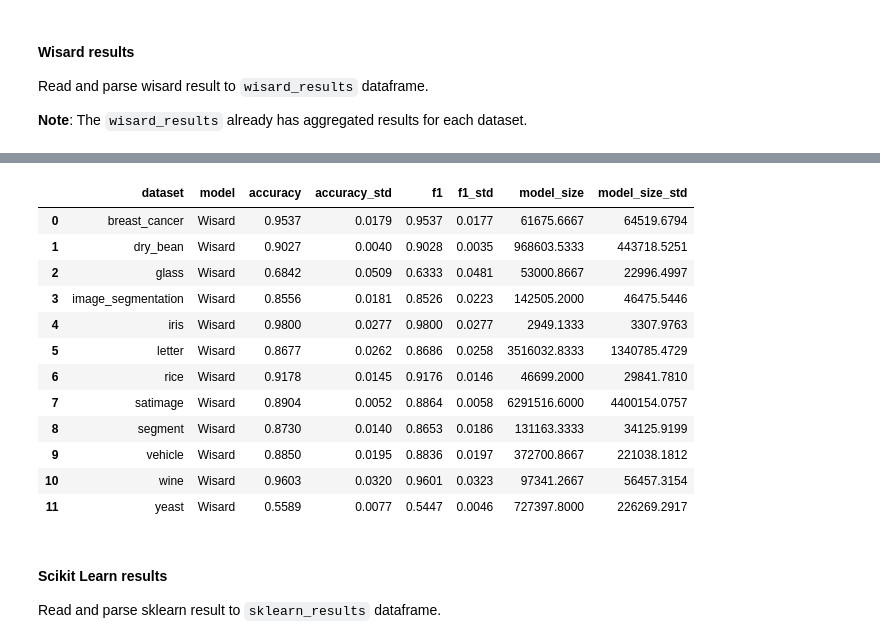
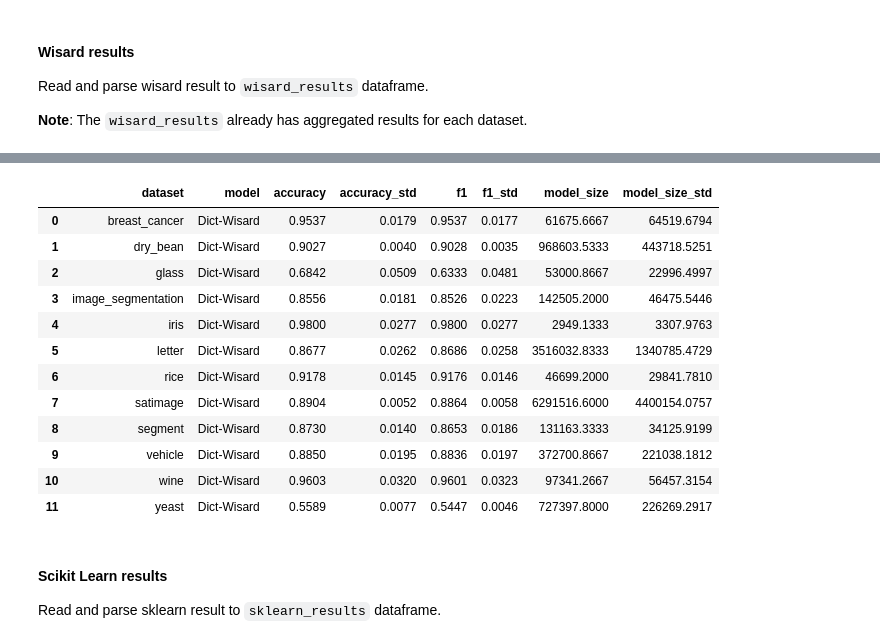
Before and after one commit to otavioon/wisardlib, a Jupyter notebook: analysis/analyse_results.ipynb, the cells around one changed output, grey strips where cells are left out. Saved outputs shown, nothing was run; the diff lists cells and outputs as text; code cells hidden in the pictures.

```diff
--- a/analysis/analyse_results.ipynb
+++ b/analysis/analyse_results.ipynb
@@ -226,46 +226,46 @@ for (dataset, fold), dataset_df in dict_wisard_results.groupby(["dataset", "fold
     metric_name = datasets_info.loc[datasets_info["dataset_name"] == dataset, "metric"].iloc[0]
     if metric_name == "f1 weighted":
         metric_name = "f1"
     line = dataset_df.sort_values(by=metric_name, ascending=False).iloc[0]
     lines.append(line)
 
 dict_wisard_results = pd.DataFrame(lines)
 
 dict_wisard_results = aggregate_mean_std(
     dict_wisard_results,
     group_by=["dataset"],
     keys_to_aggregate=["accuracy", "f1", "model_size"]
 )
 
-dict_wisard_results["model"] = "Wisard"
+dict_wisard_results["model"] = "Dict-Wisard"
 
 # Rearange columns
 dict_wisard_results = dict_wisard_results[[
     "dataset",
     "model",
     "accuracy",
     "accuracy_std",
     "f1",
     "f1_std",
     "model_size",
     "model_size_std",
 ]]
 
 dict_wisard_results
 # %% [output]
 |  | dataset | model | accuracy | accuracy_std | f1 | f1_std | model_size | model_size_std |
-| 0 | breast_cancer | Wisard | 0.9537 | 0.0179 | 0.9537 | 0.0177 | 61675.6667 | 64519.6794 |
-| 1 | dry_bean | Wisard | 0.9027 | 0.0040 | 0.9028 | 0.0035 | 968603.5333 | 443718.5251 |
-| 2 | glass | Wisard | 0.6842 | 0.0509 | 0.6333 | 0.0481 | 53000.8667 | 22996.4997 |
-| 3 | image_segmentation | Wisard | 0.8556 | 0.0181 | 0.8526 | 0.0223 | 142505.2000 | 46475.5446 |
-| 4 | iris | Wisard | 0.9800 | 0.0277 | 0.9800 | 0.0277 | 2949.1333 | 3307.9763 |
-| 5 | letter | Wisard | 0.8677 | 0.0262 | 0.8686 | 0.0258 | 3516032.8333 | 1340785.4729 |
-| 6 | rice | Wisard | 0.9178 | 0.0145 | 0.9176 | 0.0146 | 46699.2000 | 29841.7810 |
-| 7 | satimage | Wisard | 0.8904 | 0.0052 | 0.8864 | 0.0058 | 6291516.6000 | 4400154.0757 |
-| 8 | segment | Wisard | 0.8730 | 0.0140 | 0.8653 | 0.0186 | 131163.3333 | 34125.9199 |
-| 9 | vehicle | Wisard | 0.8850 | 0.0195 | 0.8836 | 0.0197 | 372700.8667 | 221038.1812 |
-| 10 | wine | Wisard | 0.9603 | 0.0320 | 0.9601 | 0.0323 | 97341.2667 | 56457.3154 |
-| 11 | yeast | Wisard | 0.5589 | 0.0077 | 0.5447 | 0.0046 | 727397.8000 | 226269.2917 |
+| 0 | breast_cancer | Dict-Wisard | 0.9537 | 0.0179 | 0.9537 | 0.0177 | 61675.6667 | 64519.6794 |
+| 1 | dry_bean | Dict-Wisard | 0.9027 | 0.0040 | 0.9028 | 0.0035 | 968603.5333 | 443718.5251 |
+| 2 | glass | Dict-Wisard | 0.6842 | 0.0509 | 0.6333 | 0.0481 | 53000.8667 | 22996.4997 |
+| 3 | image_segmentation | Dict-Wisard | 0.8556 | 0.0181 | 0.8526 | 0.0223 | 142505.2000 | 46475.5446 |
+| 4 | iris | Dict-Wisard | 0.9800 | 0.0277 | 0.9800 | 0.0277 | 2949.1333 | 3307.9763 |
+| 5 | letter | Dict-Wisard | 0.8677 | 0.0262 | 0.8686 | 0.0258 | 3516032.8333 | 1340785.4729 |
+| 6 | rice | Dict-Wisard | 0.9178 | 0.0145 | 0.9176 | 0.0146 | 46699.2000 | 29841.7810 |
+| 7 | satimage | Dict-Wisard | 0.8904 | 0.0052 | 0.8864 | 0.0058 | 6291516.6000 | 4400154.0757 |
+| 8 | segment | Dict-Wisard | 0.8730 | 0.0140 | 0.8653 | 0.0186 | 131163.3333 | 34125.9199 |
+| 9 | vehicle | Dict-Wisard | 0.8850 | 0.0195 | 0.8836 | 0.0197 | 372700.8667 | 221038.1812 |
+| 10 | wine | Dict-Wisard | 0.9603 | 0.0320 | 0.9601 | 0.0323 | 97341.2667 | 56457.3154 |
+| 11 | yeast | Dict-Wisard | 0.5589 | 0.0077 | 0.5447 | 0.0046 | 727397.8000 | 226269.2917 |
 # %% [markdown]
 #### Scikit Learn results
 
```
Also changed, not shown: parts of 6 cells of this notebook, 1 other file.
